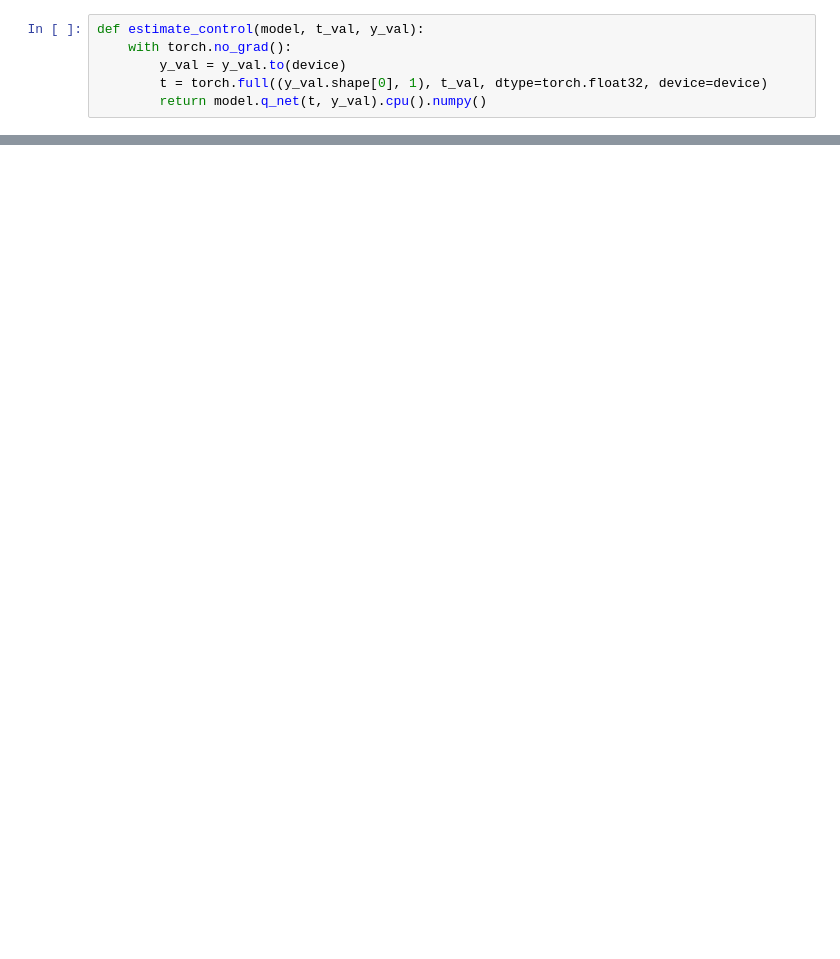
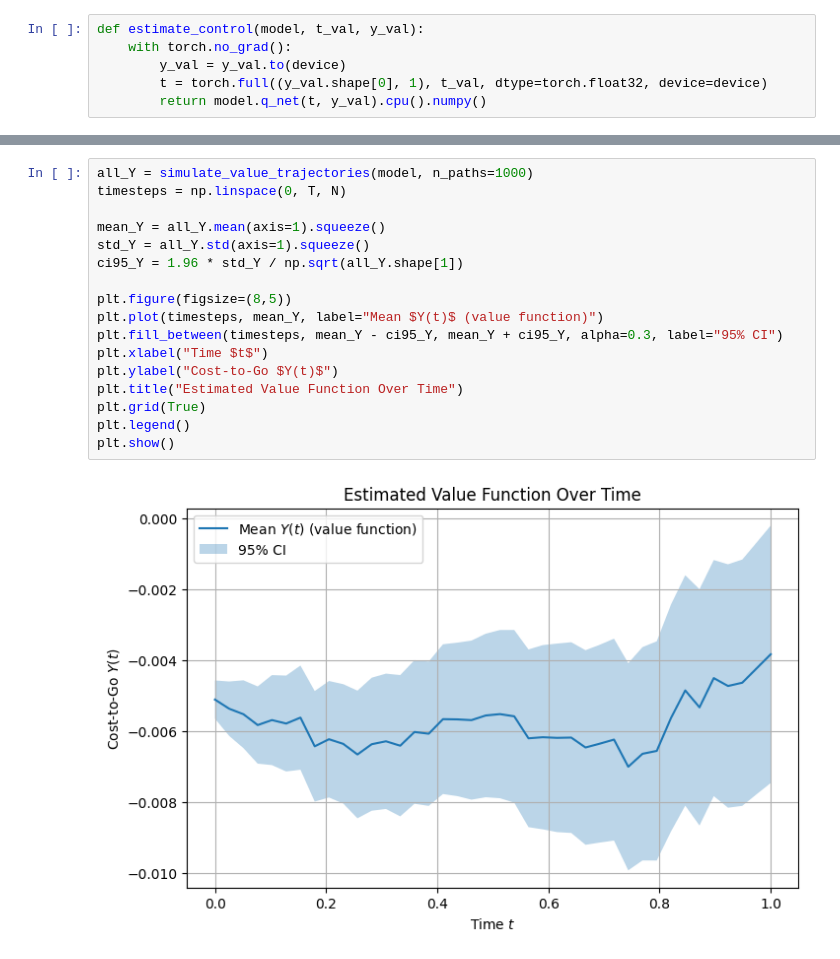
Before and after one commit to alexander-dybdahl/optimal-execution-electricity-markets, a Jupyter notebook: deep_bsde_new.ipynb, the cells around one changed output, grey strips where cells are left out. Cells and saved outputs as stored; diff of their text form; blank space fills up the shorter version.

```diff
--- a/deep_bsde_new.ipynb
+++ b/deep_bsde_new.ipynb
@@ -257,0 +426,19 @@ plt.show()
+# %%
+all_Y = simulate_value_trajectories(model, n_paths=1000)
+timesteps = np.linspace(0, T, N)
+
+mean_Y = all_Y.mean(axis=1).squeeze()
+std_Y = all_Y.std(axis=1).squeeze()
+ci95_Y = 1.96 * std_Y / np.sqrt(all_Y.shape[1])
+
+plt.figure(figsize=(8,5))
+plt.plot(timesteps, mean_Y, label="Mean $Y(t)$ (value function)")
+plt.fill_between(timesteps, mean_Y - ci95_Y, mean_Y + ci95_Y, alpha=0.3, label="95% CI")
+plt.xlabel("Time $t$")
+plt.ylabel("Cost-to-Go $Y(t)$")
+plt.title("Estimated Value Function Over Time")
+plt.grid(True)
+plt.legend()
+plt.show()
+# %% [output]
+[figure, added]
```
Also changed, not shown: parts of 9 cells of this notebook.
